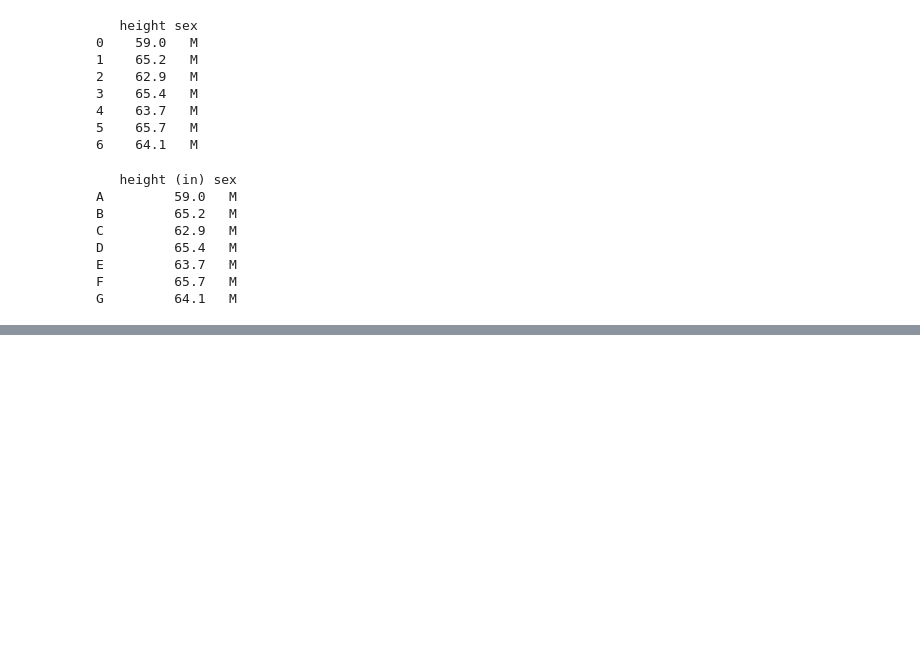
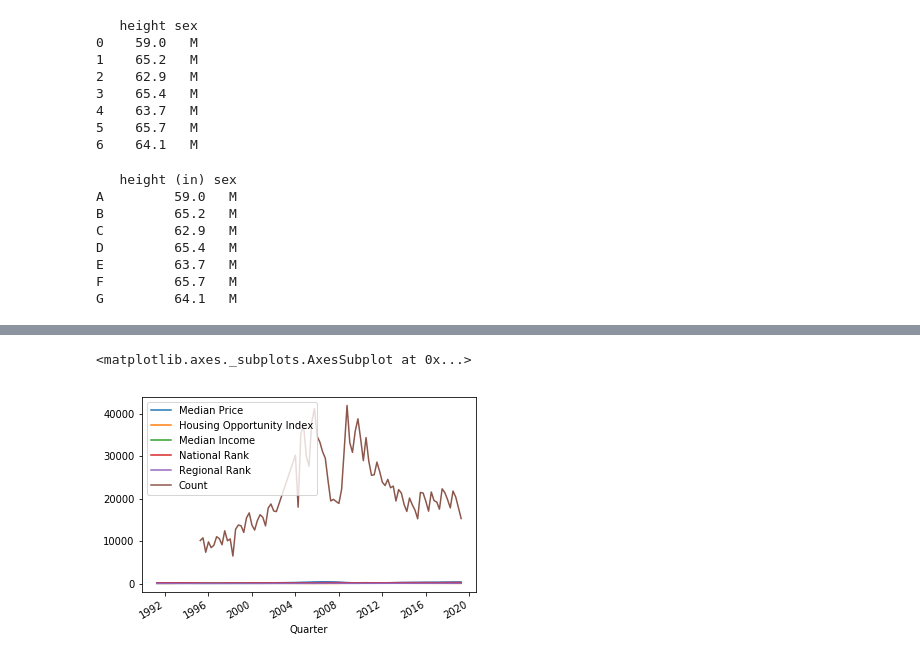
Before and after one commit to SANYAM1996/scatter-plotter, a Jupyter notebook: pandas_foundation.ipynb, the cells around one changed output, grey strips where cells are left out. Cells and saved outputs as stored; diff of their text form; code cells hidden in the pictures; blank space fills up the shorter version.

```diff
--- a/pandas_foundation.ipynb
+++ b/pandas_foundation.ipynb
@@ -85,0 +177,5 @@ G         64.1   M
+# %%
+df.plot()
+# %% [output]
+<matplotlib.axes._subplots.AxesSubplot at 0x...>
+[figure, added]
```
Also changed, not shown: parts of 17 cells of this notebook.
